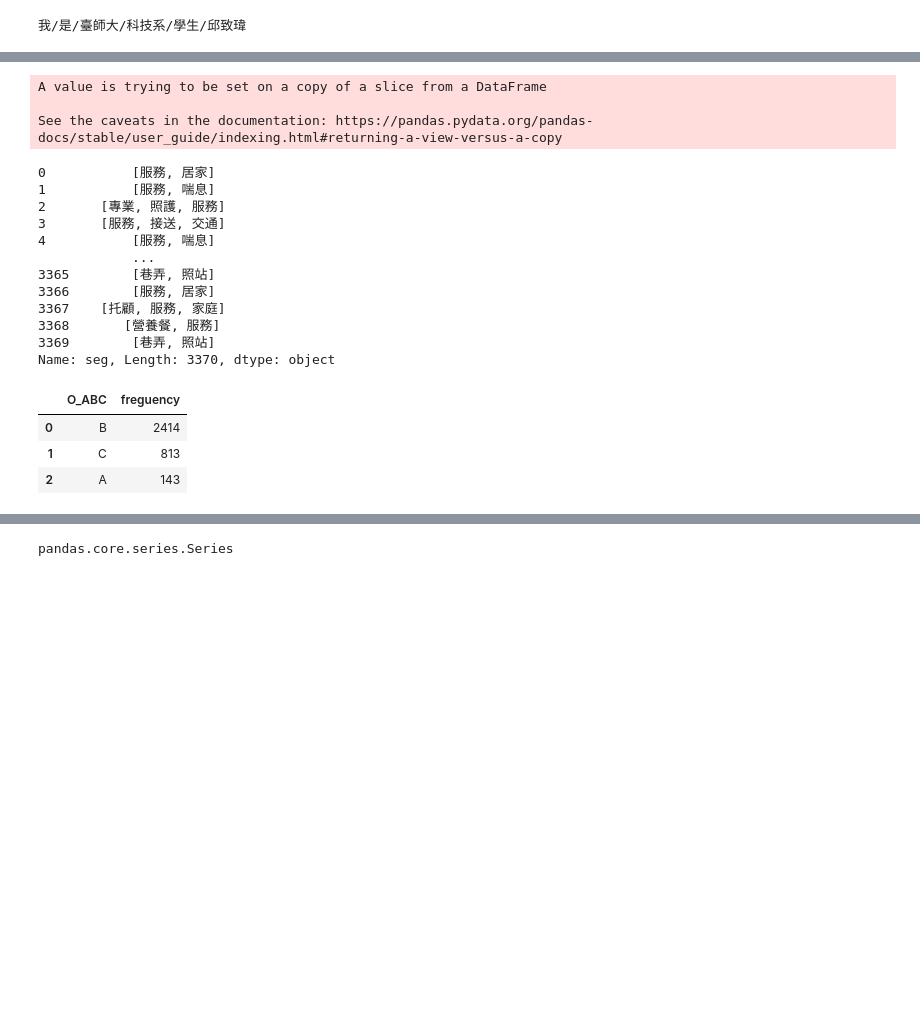
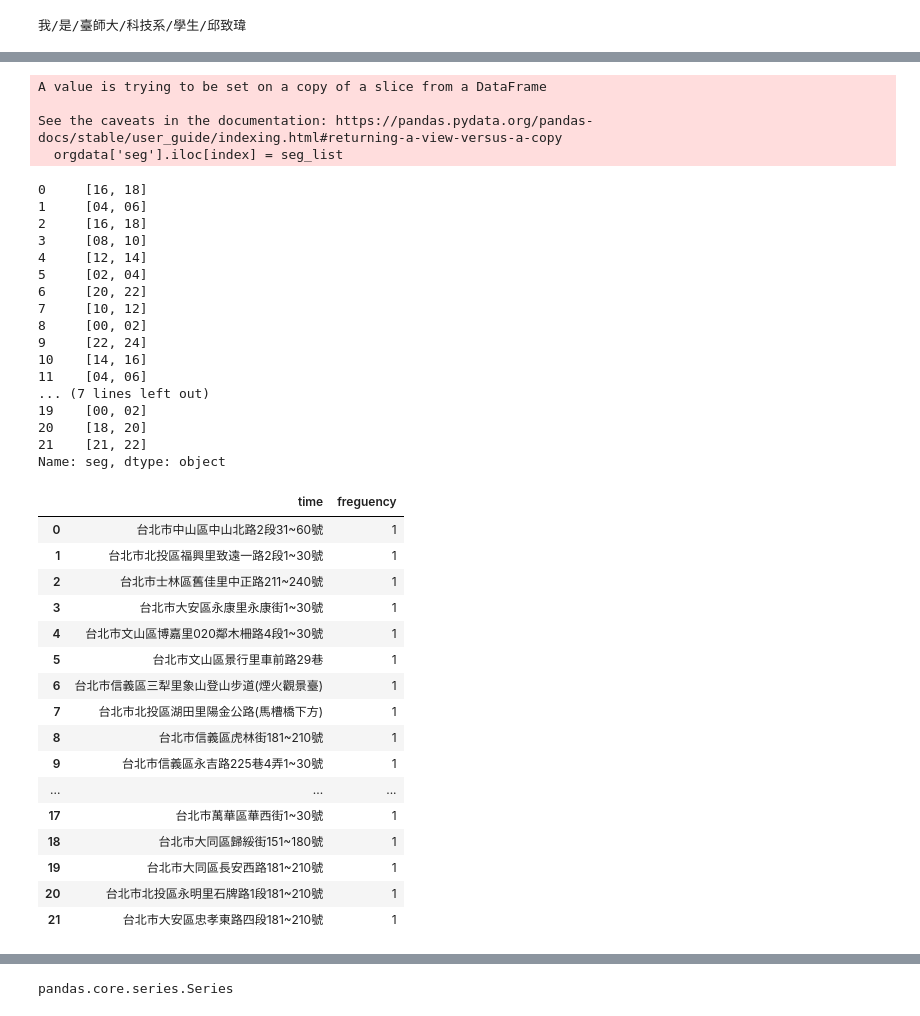
Before and after one commit to willchiou1012/PL, a Jupyter notebook: w4/Untitled.ipynb, the cells around one changed output, grey strips where cells are left out. Cells and saved outputs as stored; diff of their text form; code cells hidden in the pictures; blank space fills up the shorter version.

```diff
--- a/w4/Untitled.ipynb
+++ b/w4/Untitled.ipynb
@@ -5,4 +5,4 @@ import pandas as pd
 import numpy
 from collections import Counter
 # %%
-orgdata = pd.read_csv('臺北市街頭隨機強盜案件點位資訊.csv')
+orgdata = pd.read_csv('abc.csv')
@@ -40,7 +47,7 @@ orgdata.head()
 # %%
 jieba.analyse.set_stop_words('stopwords.txt')
 index = 0
-for documents in orgdata['特約服務項目']:
+for documents in orgdata['發生時段']:
     seg_list = jieba.analyse.extract_tags(documents, 150)
     #seg_list = jieba.lcut(documents)
     orgdata['seg'].iloc[index] = seg_list
@@ -49,36 +56,55 @@ for documents in orgdata['特約服務項目']:
 A value is trying to be set on a copy of a slice from a DataFrame
 
 See the caveats in the documentation: https://pandas.pydata.org/pandas-docs/stable/user_guide/indexing.html#returning-a-view-versus-a-copy
+  orgdata['seg'].iloc[index] = seg_list
 # %%
 orgdata['seg']
 # %% [output]
-0           [服務, 居家]
-1           [服務, 喘息]
-2       [專業, 照護, 服務]
-3       [服務, 接送, 交通]
-4           [服務, 喘息]
-            ...
-3365        [巷弄, 照站]
-3366        [服務, 居家]
-3367    [托顧, 服務, 家庭]
-3368       [營養餐, 服務]
-3369        [巷弄, 照站]
-Name: seg, Length: 3370, dtype: object
+0     [16, 18]
+1     [04, 06]
+2     [16, 18]
+3     [08, 10]
+4     [12, 14]
+5     [02, 04]
+6     [20, 22]
+7     [10, 12]
+8     [00, 02]
+9     [22, 24]
+10    [14, 16]
+11    [04, 06]
+... (7 lines left out)
+19    [00, 02]
+20    [18, 20]
+21    [21, 22]
+Name: seg, dtype: object
 # %%
-words = list(orgdata['O_ABC'])
+words = list(orgdata['發生地點'])
 show_key = pd.DataFrame(Counter(words).keys())
 show_values = pd.DataFrame(Counter(words).values())
 # %%
 df = [show_key, show_values]
 # %%
 result = pd.concat(df, axis=1)
-result.columns = ['O_ABC', 'freguency']
+result.columns = ['time', 'freguency']
 result
 # %% [output]
-|  | O_ABC | freguency |
-| 0 | B | 2414 |
-| 1 | C | 813 |
-| 2 | A | 143 |
+|  | time | freguency |
+| 0 | 台北市中山區中山北路2段31~60號 | 1 |
+| 1 | 台北市北投區福興里致遠一路2段1~30號 | 1 |
+| 2 | 台北市士林區舊佳里中正路211~240號 | 1 |
+| 3 | 台北市大安區永康里永康街1~30號 | 1 |
+| 4 | 台北市文山區博嘉里020鄰木柵路4段1~30號 | 1 |
+| 5 | 台北市文山區景行里車前路29巷 | 1 |
+| 6 | 台北市信義區三犁里象山登山步道(煙火觀景臺) | 1 |
+| 7 | 台北市北投區湖田里陽金公路(馬槽橋下方) | 1 |
+| 8 | 台北市信義區虎林街181~210號 | 1 |
+| 9 | 台北市信義區永吉路225巷4弄1~30號 | 1 |
+| ... | ... | ... |
+| 17 | 台北市萬華區華西街1~30號 | 1 |
+| 18 | 台北市大同區歸綏街151~180號 | 1 |
+| 19 | 台北市大同區長安西路181~210號 | 1 |
+| 20 | 台北市北投區永明里石牌路1段181~210號 | 1 |
+| 21 | 台北市大安區忠孝東路四段181~210號 | 1 |
 # %%
 import plotly.express as px
 import pandas as pd
```
Also changed, not shown: parts of 10 cells of this notebook, 2 other files.
